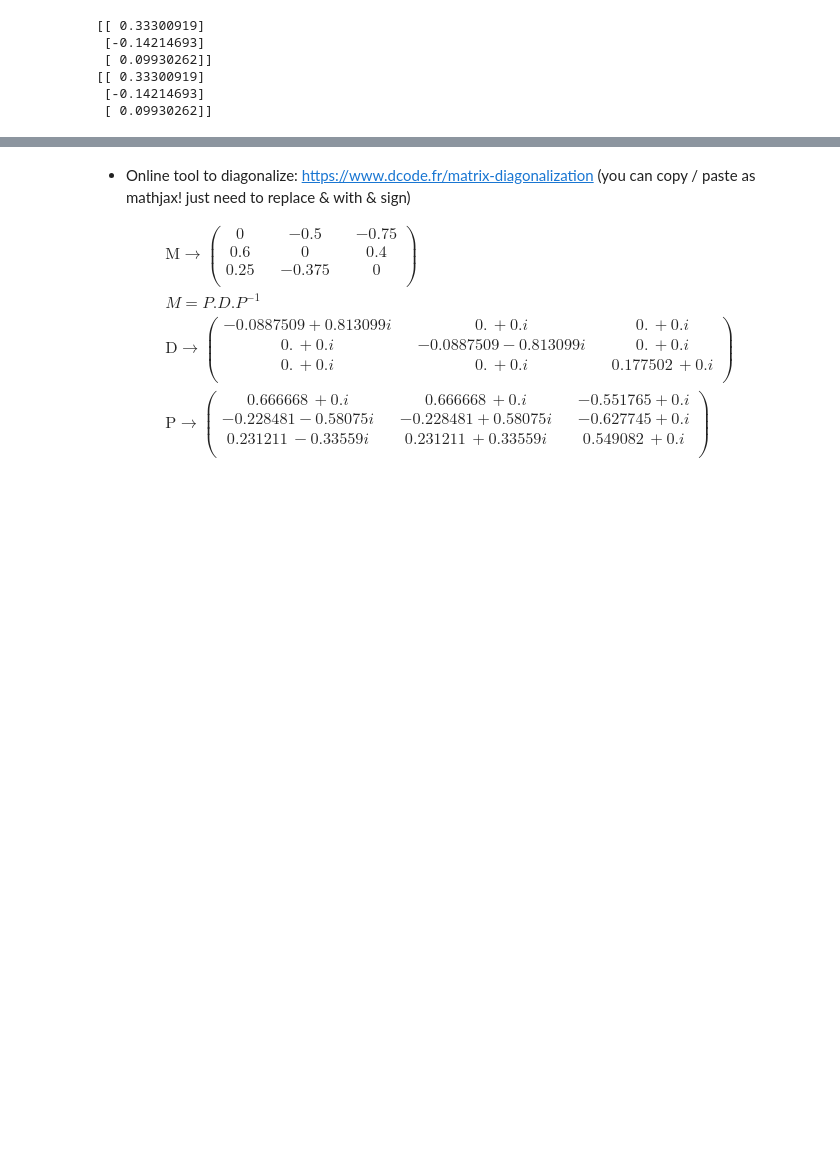
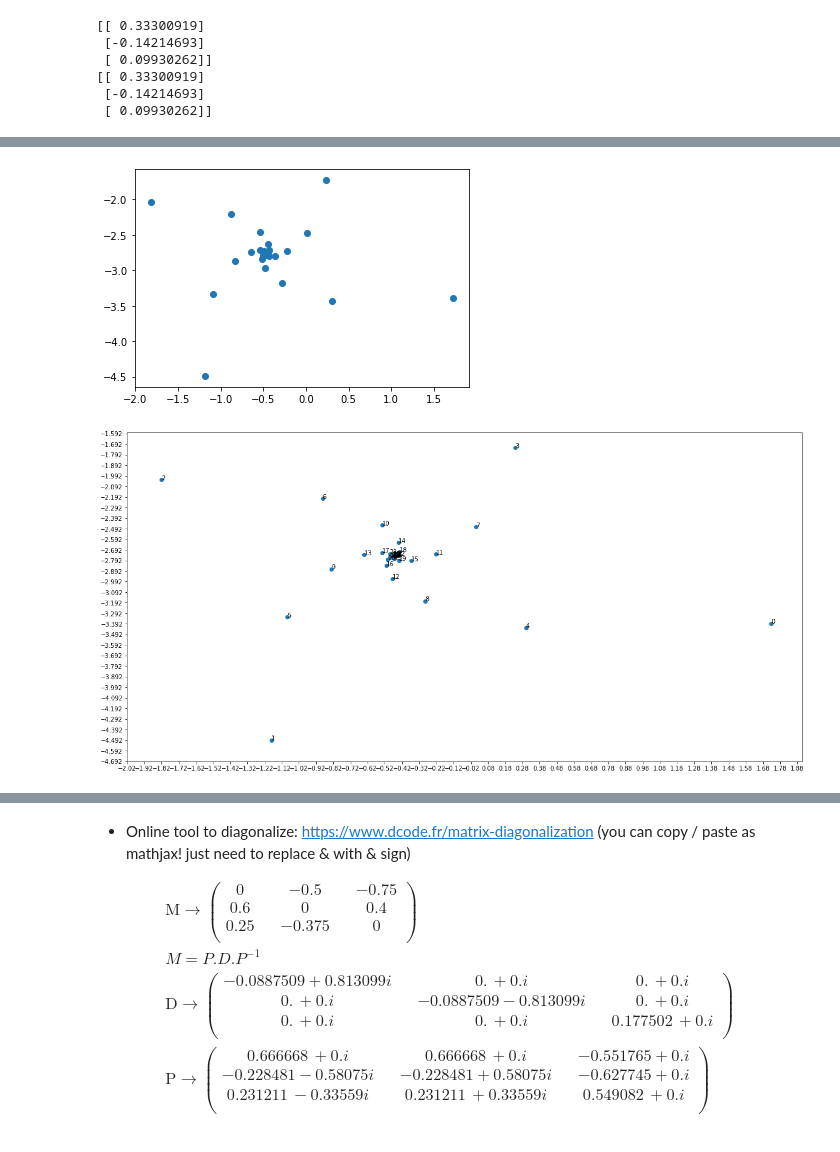
Before and after one commit to saibaba/IterativeMethods, a Jupyter notebook: IterativeMethodsForSolvingLinearSystemOfEquations.ipynb, the cells around one changed output, grey strips where cells are left out. Saved outputs shown, nothing was run; the diff lists cells and outputs as text; code cells hidden in the pictures; blank space fills up the shorter version.

```diff
--- a/IterativeMethodsForSolvingLinearSystemOfEquations.ipynb
+++ b/IterativeMethodsForSolvingLinearSystemOfEquations.ipynb
@@ -724,0 +692,7 @@ plt.show()
+# %%
+
+wl_2 = [item[1][0] for item in wl]
+plot_points(wl_2)
+# %% [output]
+[figure, added]
+[figure, added]
```
Also changed, not shown: parts of 16 cells of this notebook.
